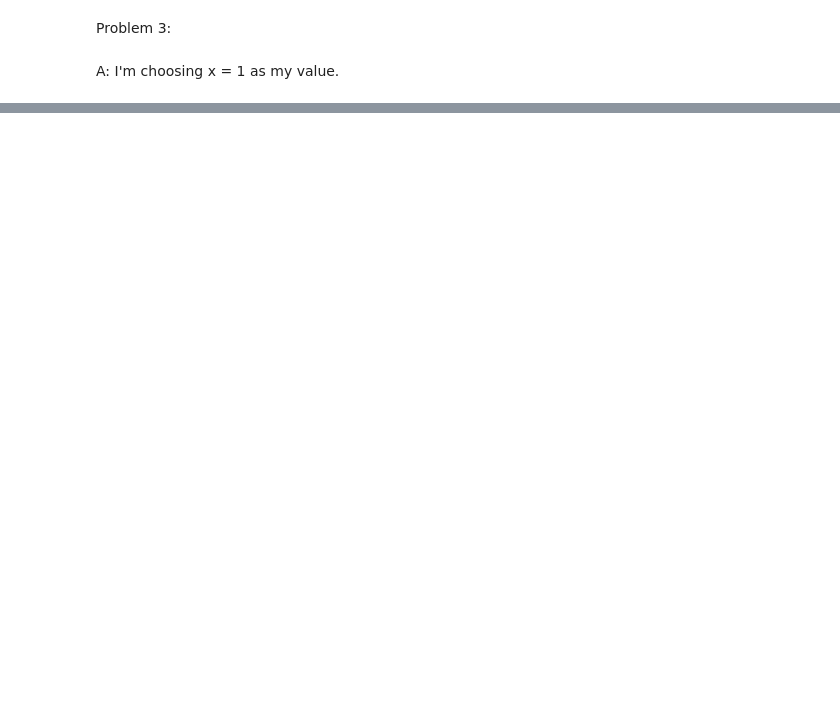
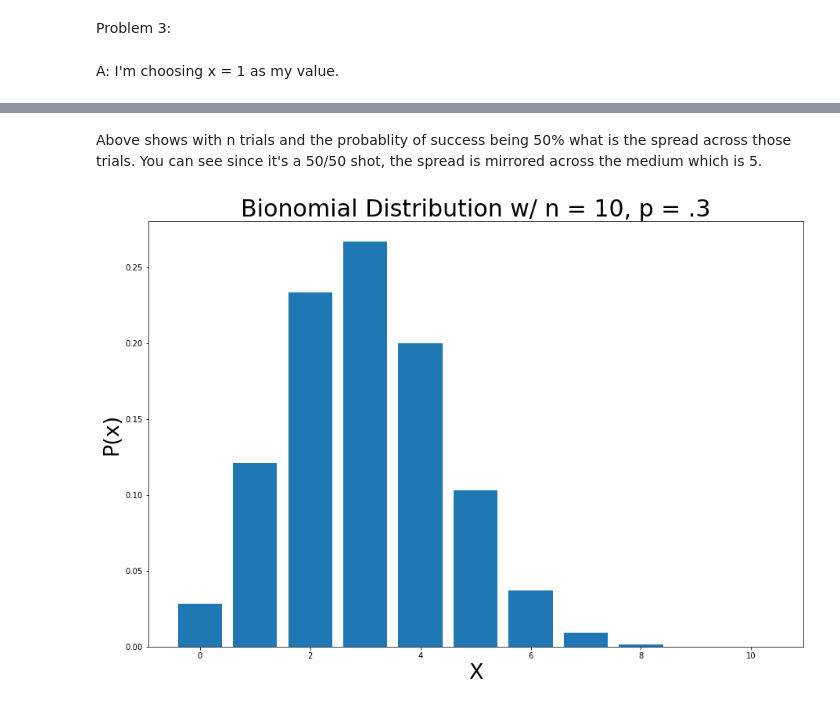
Before and after one commit to ardenchaing/Phys-434, a Jupyter notebook: Lab1.ipynb, the cells around one changed output, grey strips where cells are left out. Cells and saved outputs as stored; diff of their text form; code cells hidden in the pictures; blank space fills up the shorter version.

```diff
--- a/Lab1.ipynb
+++ b/Lab1.ipynb
@@ -95,0 +146,17 @@ B: With an exponential function with values from 0-5, what is the sigma value as
+# %% [markdown]
+Above shows with n trials and the probablity of success being 50% what is the spread across those trials. You can see since it's a 50/50 shot, the spread is mirrored across the medium which is 5.
+# %%
+n = 10
+p = .3
+# defining list of r values
+r_values = list(range(n + 1))
+# list of pmf values
+dist = [binom.pmf(r, n, p) for r in r_values ]
+# plotting the graph
+plt.bar(r_values, dist)
+plt.xlabel('X', fontsize = 27)
+plt.ylabel('P(x)', fontsize = 27)
+plt.title('Bionomial Distribution w/ n = 10, p = .3', fontsize = 30)
+plt.show()
+# %% [output]
+[figure, added]
```
Also changed, not shown: parts of 22 cells of this notebook.
